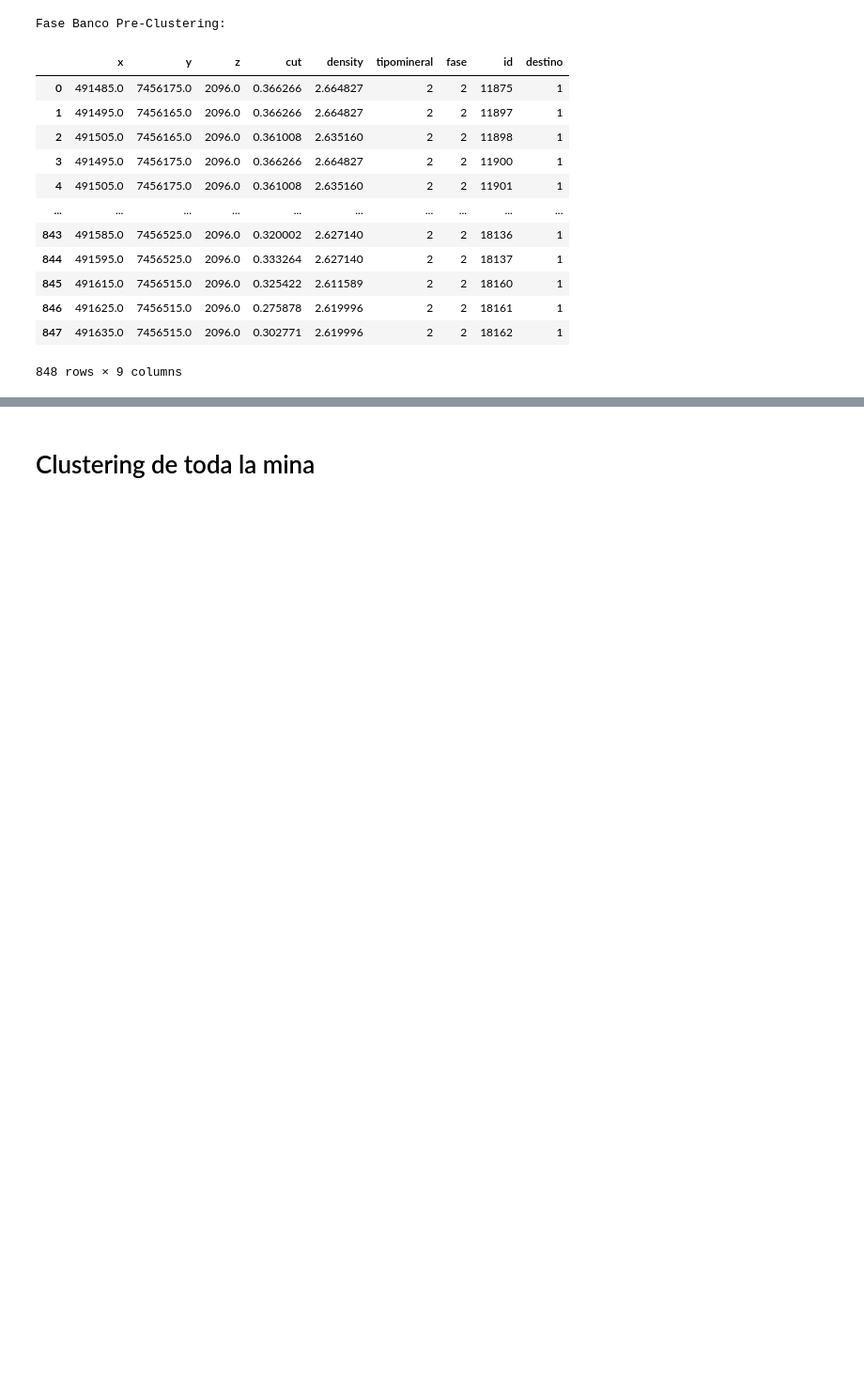
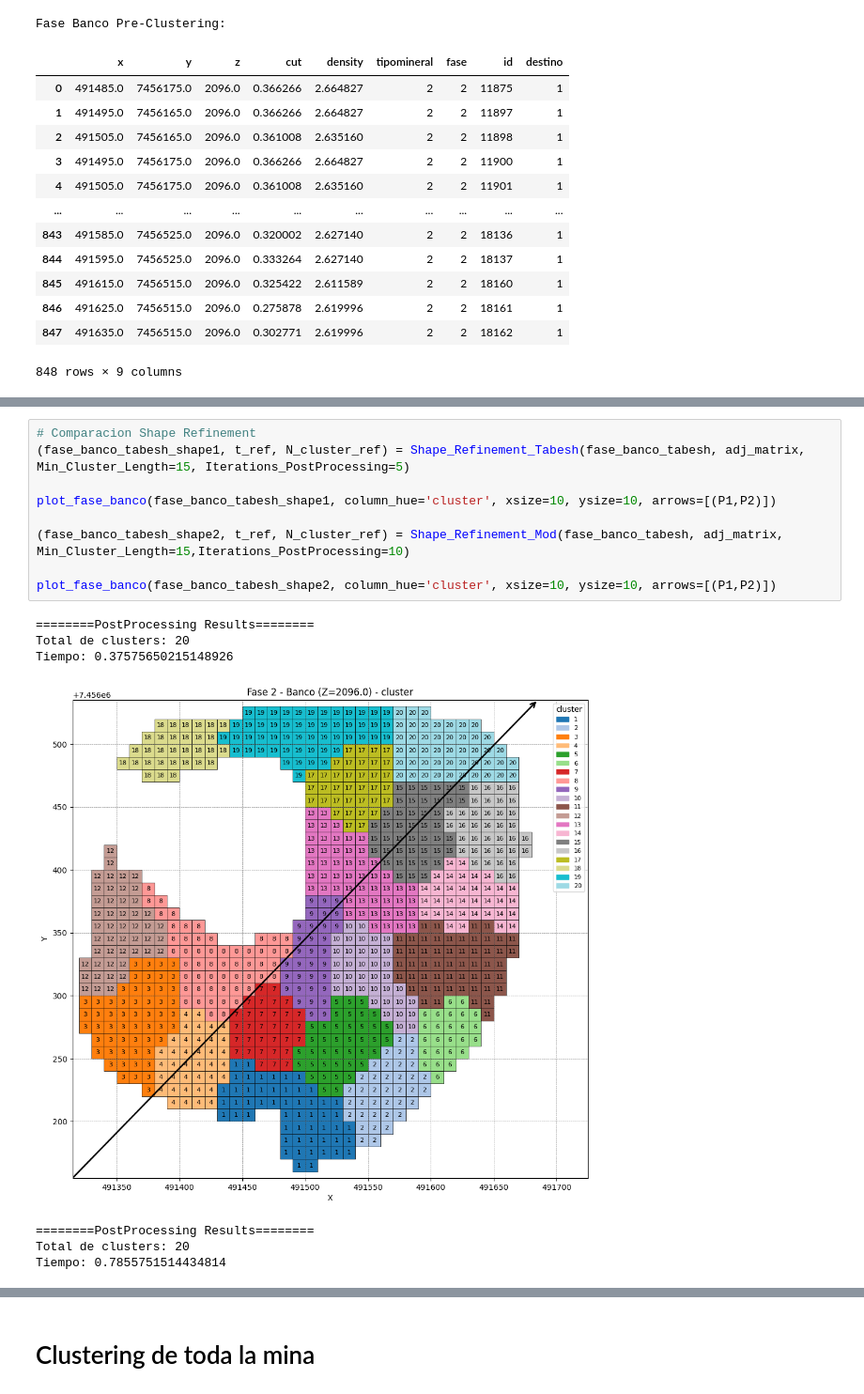
Before and after one commit to Felipe-Asbun-Torres/Laboratorio-2, a Jupyter notebook: ClusteringTabesh2013.ipynb, the cells around one changed output, grey strips where cells are left out. Shown at 94% size. Drawn from its saved outputs; the diff is of its cells as text; blank space fills up the shorter version.

```diff
--- a/ClusteringTabesh2013.ipynb
+++ b/ClusteringTabesh2013.ipynb
@@ -1045,0 +820,17 @@ plot_fase_banco(fase_banco_withouth_post, column_hue='cluster')
+# %%
+# Comparacion Shape Refinement
+(fase_banco_tabesh_shape1, t_ref, N_cluster_ref) = Shape_Refinement_Tabesh(fase_banco_tabesh, adj_matrix, Min_Cluster_Length=15, Iterations_PostProcessing=5)
+
+plot_fase_banco(fase_banco_tabesh_shape1, column_hue='cluster', xsize=10, ysize=10, arrows=[(P1,P2)])
+
+(fase_banco_tabesh_shape2, t_ref, N_cluster_ref) = Shape_Refinement_Mod(fase_banco_tabesh, adj_matrix, Min_Cluster_Length=15,Iterations_PostProcessing=10)
+
+plot_fase_banco(fase_banco_tabesh_shape2, column_hue='cluster', xsize=10, ysize=10, arrows=[(P1,P2)])
+# %% [output]
+========PostProcessing Results========
+Total de clusters: 20
+Tiempo: 0.37575650215148926
+[figure, added]
+========PostProcessing Results========
+Total de clusters: 20
+Tiempo: 0.7855751514434814
```
Also changed, not shown: parts of 39 cells of this notebook, 1 other file.
